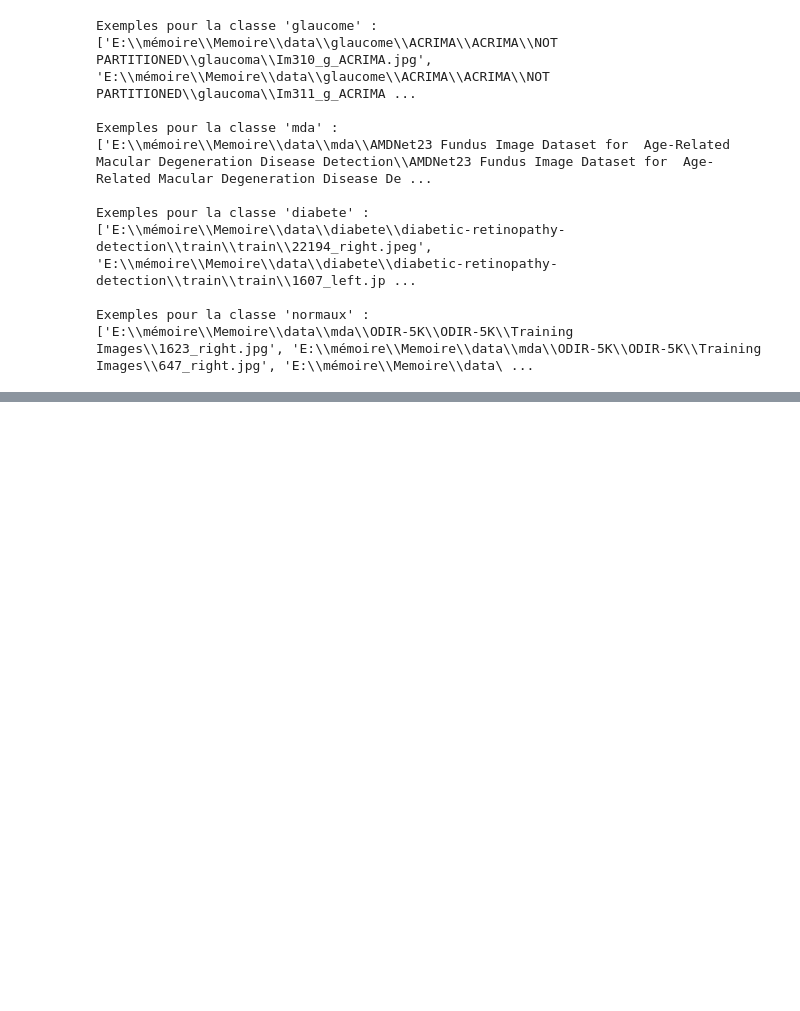
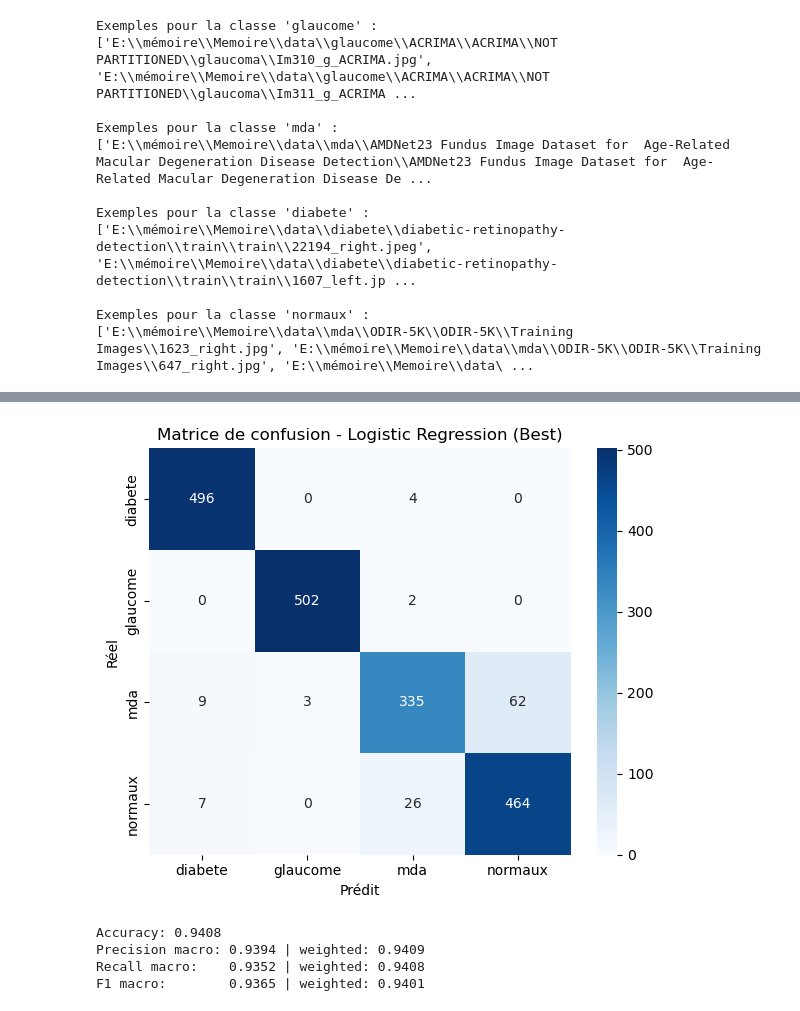
Before and after one commit to Mathis0000/Memoire, a Jupyter notebook: Regression_lineaire.ipynb, the cells around one changed output, grey strips where cells are left out. Saved outputs shown, nothing was run; the diff lists cells and outputs as text; code cells hidden in the pictures; blank space fills up the shorter version.

```diff
--- a/Regression_lineaire.ipynb
+++ b/Regression_lineaire.ipynb
@@ -146,0 +198,12 @@ Name: proportion, dtype: float64
+# %%
+X_test, y_test = [], []
+
+for _, row in df_test.iterrows():
+    img = load_image_gray(row['path'])
+    X_test.append(extract_hog(img))
+    y_test.append(row['label'])
+
+X_test = np.array(X_test)
+y_test = np.array(y_test)
+
+print("Test :", X_test.shape, y_test.shape)
@@ -146,0 +212,6 @@ Name: proportion, dtype: float64
+# %%
+from sklearn.preprocessing import StandardScaler
+
+scaler = StandardScaler()
+X_train = scaler.fit_transform(X_train)
+X_test = scaler.transform(X_test)
@@ -146,0 +272,5 @@ Name: proportion, dtype: float64
+# %%
+print("Meilleurs paramètres :", grid.best_params_)
+print("Meilleur score CV (F1-macro) :", grid.best_score_)
+best_lr = grid.best_estimator_
+y_pred = best_lr.predict(X_test)
@@ -146,0 +297,46 @@ Name: proportion, dtype: float64
+# %%
+from sklearn.metrics import confusion_matrix
+import seaborn as sns
+import matplotlib.pyplot as plt
+
+cm = confusion_matrix(y_test, y_pred, labels=best_lr.classes_)
+
+plt.figure(figsize=(6, 5))
+sns.heatmap(
+    cm,
+    annot=True,
+    fmt='d',
+    cmap='Blues',
+    xticklabels=best_lr.classes_,
+    yticklabels=best_lr.classes_
+)
+plt.xlabel("Prédit")
+plt.ylabel("Réel")
+plt.title("Matrice de confusion - Logistic Regression (Best)")
+plt.tight_layout()
+plt.show()
+# %% [output]
+[figure, added]
+# %%
+from sklearn.metrics import accuracy_score, precision_score, recall_score, f1_score
+import numpy as np
+
+acc = accuracy_score(y_test, y_pred)
+
+prec_macro = precision_score(y_test, y_pred, average='macro', zero_division=0)
+rec_macro  = recall_score(y_test, y_pred, average='macro', zero_division=0)
+f1_macro   = f1_score(y_test, y_pred, average='macro', zero_division=0)
+
+prec_weighted = precision_score(y_test, y_pred, average='weighted', zero_division=0)
+rec_weighted  = recall_score(y_test, y_pred, average='weighted', zero_division=0)
+f1_weighted   = f1_score(y_test, y_pred, average='weighted', zero_division=0)
+
+print(f"Accuracy: {acc:.4f}")
+print(f"Precision macro: {prec_macro:.4f} | weighted: {prec_weighted:.4f}")
+print(f"Recall macro:    {rec_macro:.4f} | weighted: {rec_weighted:.4f}")
+print(f"F1 macro:        {f1_macro:.4f} | weighted: {f1_weighted:.4f}")
+# %% [output]
+Accuracy: 0.9408
+Precision macro: 0.9394 | weighted: 0.9409
+Recall macro:    0.9352 | weighted: 0.9408
+F1 macro:        0.9365 | weighted: 0.9401
```
Also changed, not shown: parts of 15 cells of this notebook, 1 other file.
